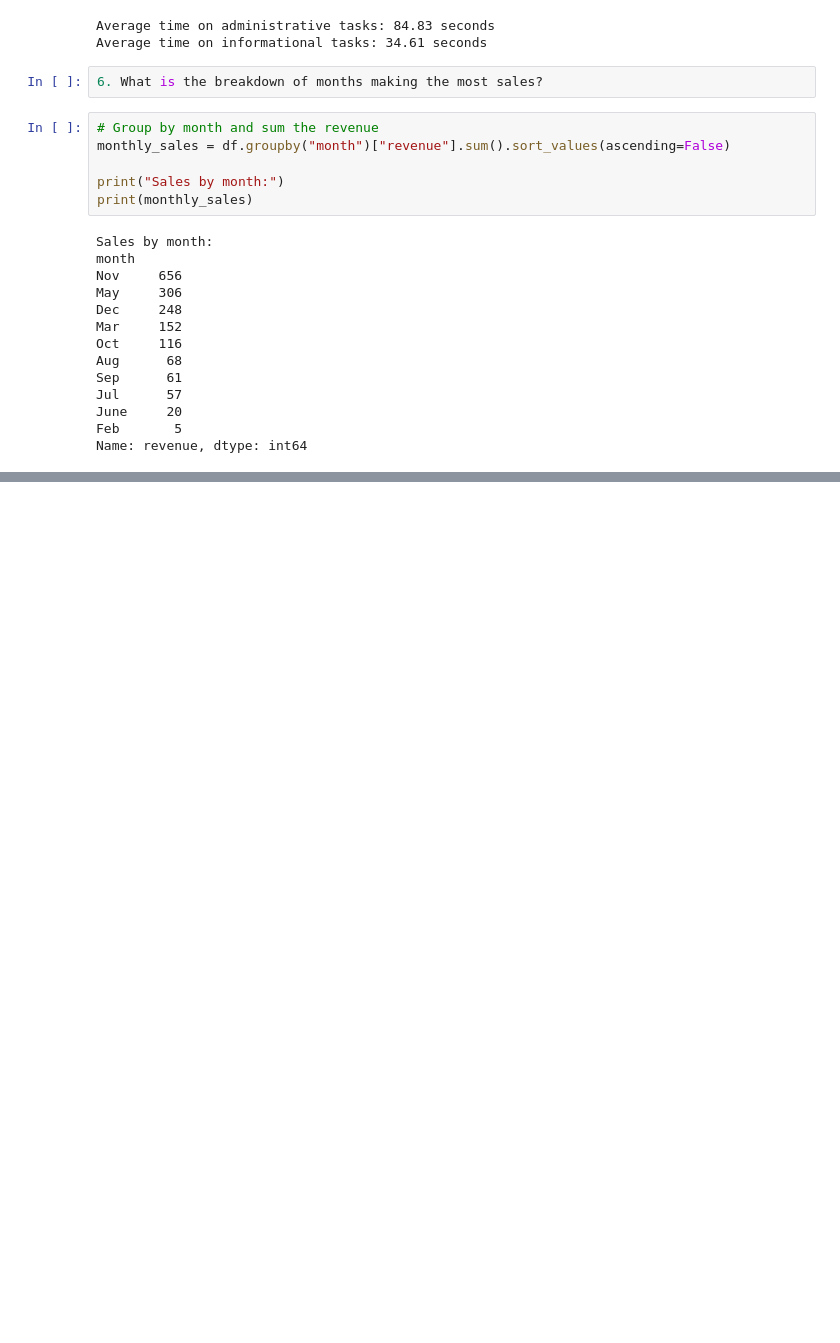
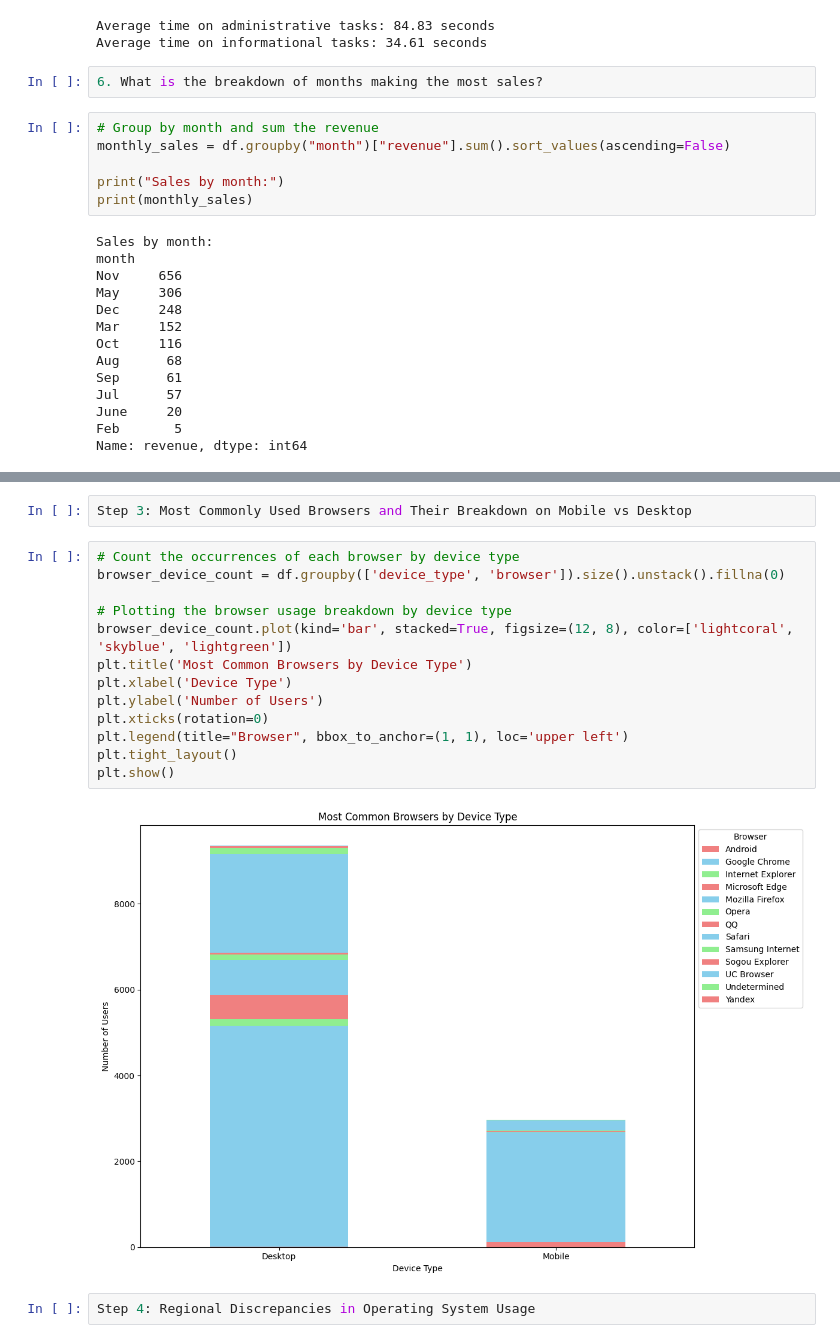
Before and after one commit to neuscib/exploratory-data-analysis---online-shopping-in-retail376, a Jupyter notebook: exploratory-data-analysis---online-shopping-in-retail376/analysis/Analysis and visualisation.ipynb, the cells around one changed output, grey strips where cells are left out. Cells and saved outputs as stored; diff of their text form; blank space fills up the shorter version.

```diff
--- a/exploratory-data-analysis---online-shopping-in-retail376/analysis/Analysis and visualisation.ipynb
+++ b/exploratory-data-analysis---online-shopping-in-retail376/analysis/Analysis and visualisation.ipynb
@@ -132,0 +184,19 @@ Name: revenue, dtype: int64
+# %%
+Step 3: Most Commonly Used Browsers and Their Breakdown on Mobile vs Desktop
+# %%
+# Count the occurrences of each browser by device type
+browser_device_count = df.groupby(['device_type', 'browser']).size().unstack().fillna(0)
+
+# Plotting the browser usage breakdown by device type
+browser_device_count.plot(kind='bar', stacked=True, figsize=(12, 8), color=['lightcoral', 'skyblue', 'lightgreen'])
+plt.title('Most Common Browsers by Device Type')
+plt.xlabel('Device Type')
+plt.ylabel('Number of Users')
+plt.xticks(rotation=0)
+plt.legend(title="Browser", bbox_to_anchor=(1, 1), loc='upper left')
+plt.tight_layout()
+plt.show()
+# %% [output]
+[figure, added]
+# %%
+Step 4: Regional Discrepancies in Operating System Usage
```
Also changed, not shown: parts of 25 cells of this notebook, 5 other files.
